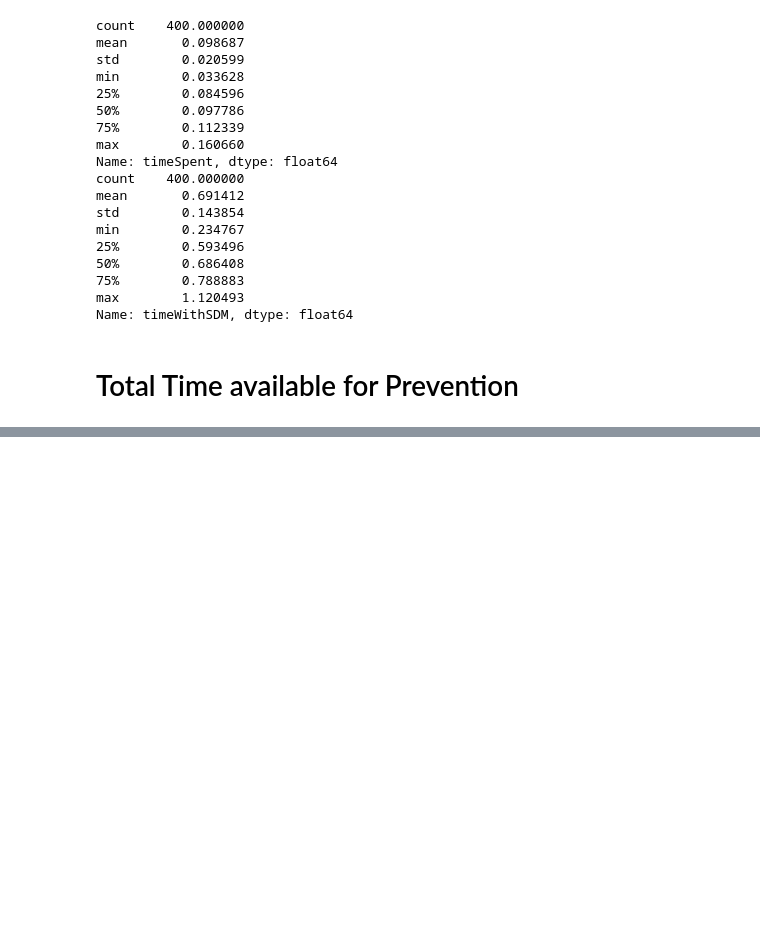
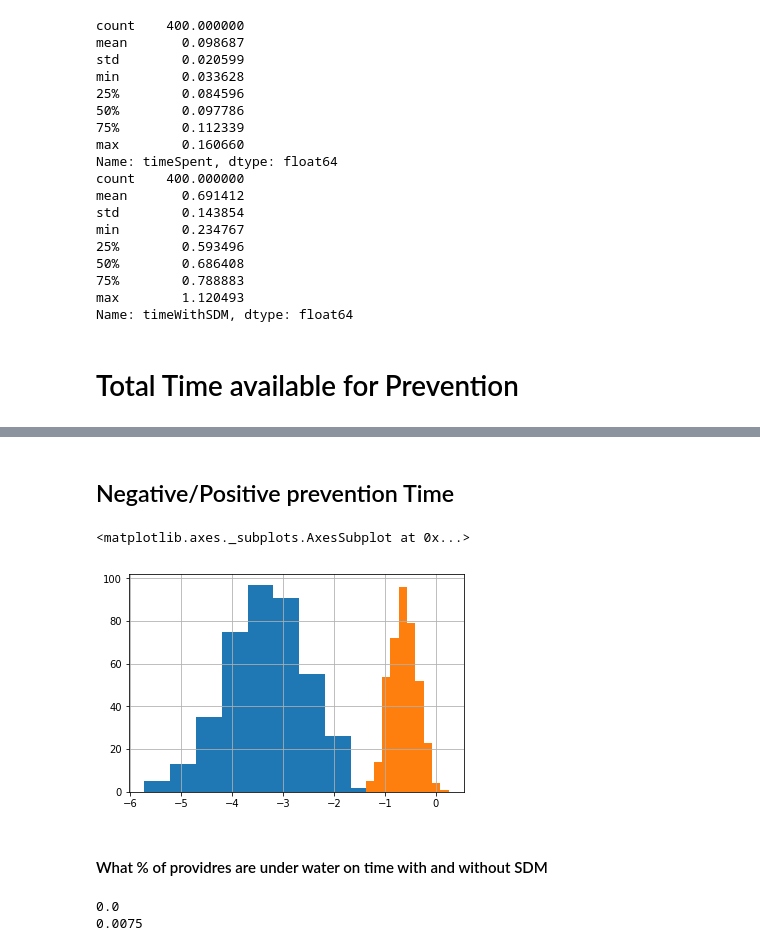
Before and after one commit to jburke5/Scrooge, a Jupyter notebook: ScroogeAnalysisDataVisualization.ipynb, the cells around one changed output, grey strips where cells are left out. Saved outputs shown, nothing was run; the diff lists cells and outputs as text; code cells hidden in the pictures; blank space fills up the shorter version.

```diff
--- a/ScroogeAnalysisDataVisualization.ipynb
+++ b/ScroogeAnalysisDataVisualization.ipynb
@@ -319,0 +309,47 @@ g
+# %% [markdown]
+## Negative/Positive prevention Time
+# %%
+dailyTimeForAllScreeningAndSDM = (lastYearAllScreening.groupby("providerID")['timeWithSDM'].sum() / 240 / 60)
+dailyTimeForAllScreeningAndSDM.rename("dailyTimeForAllScreeningAndSDM", inplace=True)
+allProviders = allProviders.join(dailyTimeForAllScreeningAndSDM, on='providerID')
+
+dailyTimeForAllScreeningAndNoSDM = (lastYearAllScreening.groupby("providerID")['timeSpent'].sum() / 240 / 60)
+dailyTimeForAllScreeningAndNoSDM.rename("dailyTimeForAllScreeningAndNoSDM", inplace=True)
+allProviders = allProviders.join(dailyTimeForAllScreeningAndNoSDM, on='providerID')
+
+dailyTimeForABScreeningAndSDM = (noLevelC.groupby("providerID")['timeWithSDM'].sum() / 240 / 60)
+dailyTimeForABScreeningAndSDM.rename("dailyTimeForABScreeningAndSDM", inplace=True)
+allProviders = allProviders.join(dailyTimeForABScreeningAndSDM, on='providerID')
+
+dailyTimeForABScreeningAndNoSDM = (noLevelC.groupby("providerID")['timeSpent'].sum() / 240 / 60)
+dailyTimeForABScreeningAndNoSDM.rename("dailyTimeForABScreeningAndNoSDM", inplace=True)
+allProviders = allProviders.join(dailyTimeForABScreeningAndNoSDM, on='providerID')
+
+dailyTimeForAScreeningAndSDM = (levelAOnly.groupby("providerID")['timeWithSDM'].sum() / 240 / 60)
+dailyTimeForAScreeningAndSDM.rename("dailyTimeForAScreeningAndSDM", inplace=True)
+allProviders =  allProviders.join(dailyTimeForAScreeningAndSDM, on='providerID')
+
+dailyTimeForAScreeningAndNoSDM = (levelAOnly.groupby("providerID")['timeSpent'].sum() / 240 / 60)
+dailyTimeForAScreeningAndNoSDM.rename("dailyTimeForAScreeningAndNoSDM", inplace=True)
+allProviders =  allProviders.join(dailyTimeForAScreeningAndNoSDM, on='providerID')
+
+dailyTimeForNoScreening = allProviders.totalTimePerDay - allProviders.timeAvailableForPreventionPerDay
+dailyTimeForNoScreening.rename("dailyTimeForNoScreening", inplace=True)
+allProviders =  allProviders.join(dailyTimeForNoScreening, on='providerID')
+# %%
+netTimeAllServicesWithSDM = allProviders.timeAvailableForPreventionPerDay - allProviders.dailyTimeForAllScreeningAndSDM
+netTimeAllServicesNoSDM = allProviders.timeAvailableForPreventionPerDay - allProviders.dailyTimeForAllScreeningAndNoSDM
+# %%
+netTimeAllServicesWithSDM.hist()
+netTimeAllServicesNoSDM.hist()
+# %% [output]
+<matplotlib.axes._subplots.AxesSubplot at 0x...>
+[figure, added]
+# %% [markdown]
+#### What % of providres are under water on time with and without SDM
+# %%
+print (netTimeAllServicesWithSDM >0).sum() / float(len(netTimeAllServicesWithSDM))
+print (netTimeAllServicesNoSDM > 0).sum() / float(len(netTimeAllServicesNoSDM))
+# %% [output]
+0.0
+0.0075
```
Also changed, not shown: parts of 16 cells of this notebook, 1 other file.
